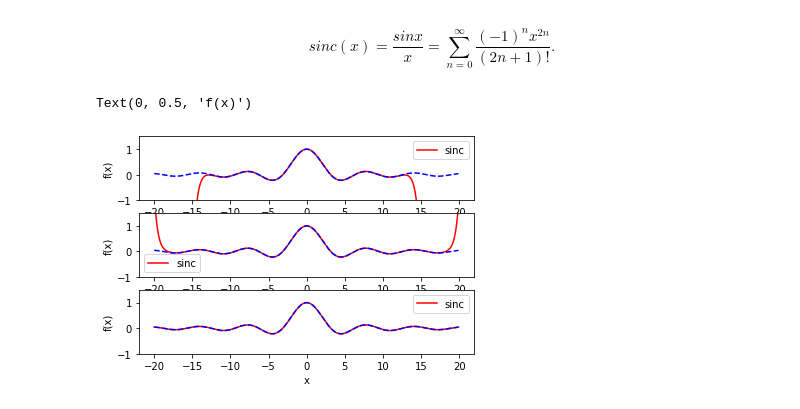
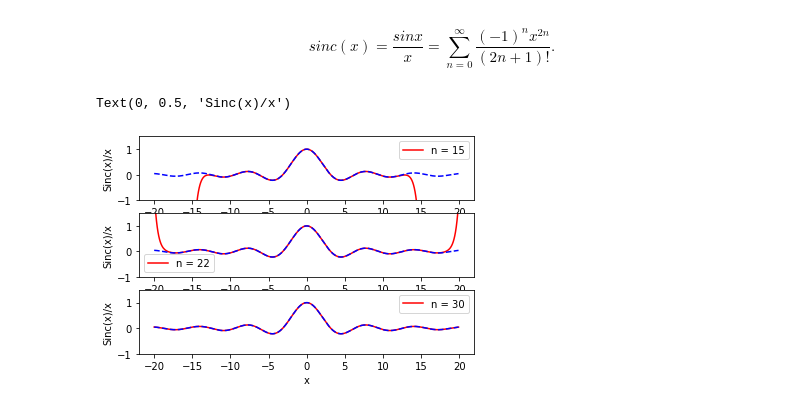
Before and after one commit to ji-hyun-hwang/2021_cphys1, a Jupyter notebook: hw3.ipynb, the cells around one changed output. Saved outputs shown, nothing was run; the diff lists cells and outputs as text; code cells hidden in the pictures.

```diff
--- a/hw3.ipynb
+++ b/hw3.ipynb
@@ -76,38 +76,38 @@ import numpy as np
 import matplotlib.pyplot as plt
 import math
 
 
 def f(x,n) :
     i,s = 0,0
     while (i<=n) :
         s = s + ((-1)**i)*(x**(2*i))/math.factorial(2*i+1)
         i += 1
     return s
 
 x = np.arange(-20,20,0.1)
 plt.subplot(311)
-plt.plot(x,f(x,15), label = "sinc", color = "r")
+plt.plot(x,f(x,15), label = "n = 15", color = "r")
 plt.plot(x,np.sin(x)/x, "--",color = "b")
 plt.ylim(-1,1.5)
 plt.xlabel("x")
-plt.ylabel("f(x)")
+plt.ylabel("Sinc(x)/x")
 plt.legend()
 
 plt.subplot(312)
-plt.plot(x,f(x,22),label = "sinc", color = "r")
+plt.plot(x,f(x,22),label = "n = 22", color = "r")
 plt.plot(x,np.sin(x)/x,"--", color = "b")
 plt.ylim(-1,1.5)
 plt.xlabel("x")
-plt.ylabel("f(x)")
+plt.ylabel("Sinc(x)/x")
 plt.legend()
 
 plt.subplot(313)
-plt.plot(x,f(x,30),label = "sinc", color = "r")
+plt.plot(x,f(x,30),label = "n = 30", color = "r")
 plt.plot(x,np.sin(x)/x,"--",color = "b")
 plt.ylim(-1,1.5)
 plt.legend()
 plt.xlabel("x")
-plt.ylabel("f(x)")
+plt.ylabel("Sinc(x)/x")
 # %% [output]
-Text(0, 0.5, 'f(x)')
+Text(0, 0.5, 'Sinc(x)/x')
-[figure, old version]
+[figure, new version]
```
